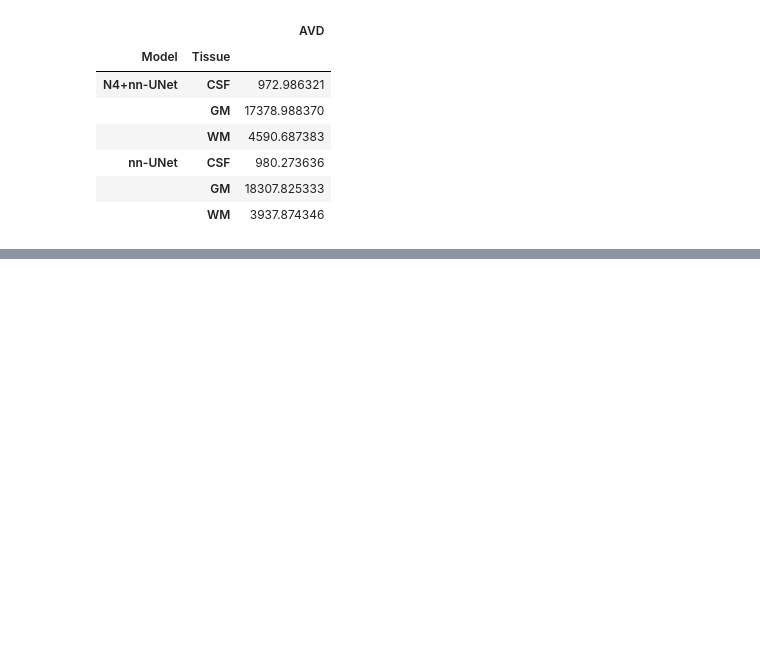
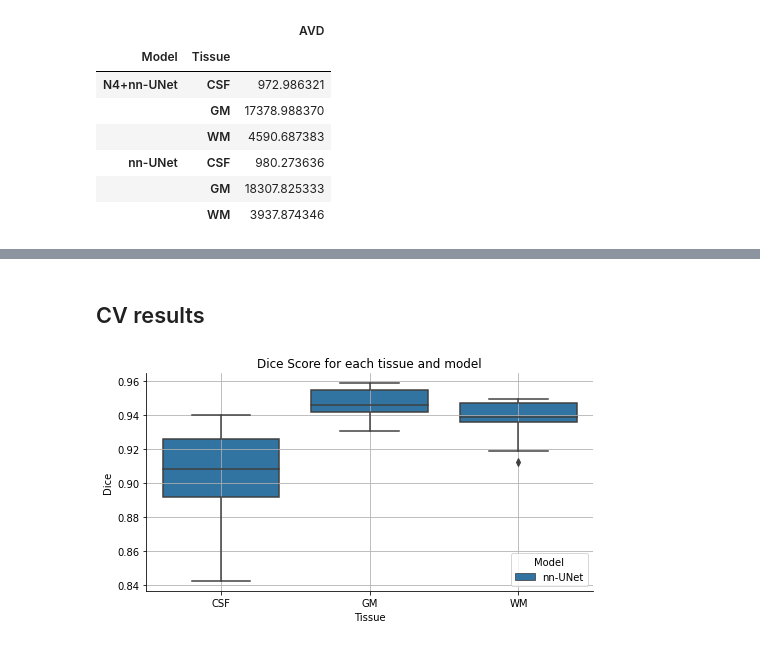
Before and after one commit to joaco18/misa_final_project, a Jupyter notebook: dl/Misa_project_nn_unet.ipynb, the cells around one changed output, grey strips where cells are left out. Cells and saved outputs as stored; diff of their text form; code cells hidden in the pictures; blank space fills up the shorter version.

```diff
--- a/dl/Misa_project_nn_unet.ipynb
+++ b/dl/Misa_project_nn_unet.ipynb
@@ -1707,0 +2100,48 @@ df[['Model', 'Tissue', 'AVD',]].groupby(['Model', 'Tissue']).std()
+# %% [markdown]
+## CV results
+# %%
+gt_path = '/content/drive/MyDrive/misa_fp/nnUNet/nnunet/nnUNet_trained_models/nnUNet/2d/Task503_misa_fp/nnUNetTrainerV2__nnUNetPlansv2.1/gt_niftis'
+preds_path = '/content/drive/MyDrive/misa_fp/nnUNet/nnunet/nnUNet_trained_models/nnUNet/2d/Task502_misa_fp/nnUNetTrainerV2__nnUNetPlansv2.1/cv_niftis_postprocessed'
+img_list = ['IBSR_03', 'IBSR_09', 'IBSR_05', 'IBSR_04', 'IBSR_16', 'IBSR_06', 'IBSR_08', 'IBSR_01', 'IBSR_07', 'IBSR_18', 'IBSR_13', 'IBSR_14', 'IBSR_11', 'IBSR_17', 'IBSR_12']
+avd_list = []
+hd_list = []
+ravd_list = []
+dice_list = []
+# %%
+# Task 4
+for img_id in img_list:
+  gt = sitk.ReadImage(f'{gt_path}/{img_id}.nii.gz')
+  vspace = gt.GetSpacing()
+  gt = sitk.GetArrayFromImage(gt)
+  pred = sitk.GetArrayFromImage(sitk.ReadImage(f'{preds_path}/{img_id}.nii.gz'))
+
+  hd_list.append(haussdorf(gt, pred, vspace) + [img_id , 'nn-UNet'])
+  avd_list.append(avd(gt, pred, vspace) + [img_id, 'nn-UNet'])
+  ravd_list.append(rel_abs_vol_dif(gt, pred) + [img_id, 'nn-UNet'])
+  dice_list.append(dice_score(gt, pred) + [img_id, 'nn-UNet'])
+# %%
+columns = ['CSF', 'GM', 'WM', 'Case', 'Model']
+dice_scores_df = pd.DataFrame(data=dice_list, columns=columns)
+dice_scores_df.to_csv('/content/drive/MyDrive/misa_fp/results/dice_cv_4.csv')
+
+avd_df = pd.DataFrame(data=avd_list, columns=columns)
+avd_df.to_csv('/content/drive/MyDrive/misa_fp/results/avd_cv_4.csv')
+
+ravd_df = pd.DataFrame(data=ravd_list, columns=columns)
+ravd_df.to_csv('/content/drive/MyDrive/misa_fp/results/ravd_cv_4.csv')
+
+hd_df = pd.DataFrame(data=hd_list, columns=columns)
+hd_df.to_csv('/content/drive/MyDrive/misa_fp/results/hd_cv_4.csv')
+# %%
+df = pd.melt(dice_scores_df, id_vars=['Model', 'Case'], value_vars=['CSF', 'GM', 'WM'], ignore_index=False)
+df.columns = ['Model', 'Case', 'Tissue', 'Dice']
+
+plt.figure(figsize=(8,4))
+plt.title('Dice Score for each tissue and model')
+sns.boxplot(data=df, x="Tissue", y="Dice", hue="Model")
+sns.despine()
+plt.grid('h')
+plt.legend(loc='lower right', title='Model')
+plt.show()
+# %% [output]
+[figure, added]
```
Also changed, not shown: parts of 54 cells of this notebook.
